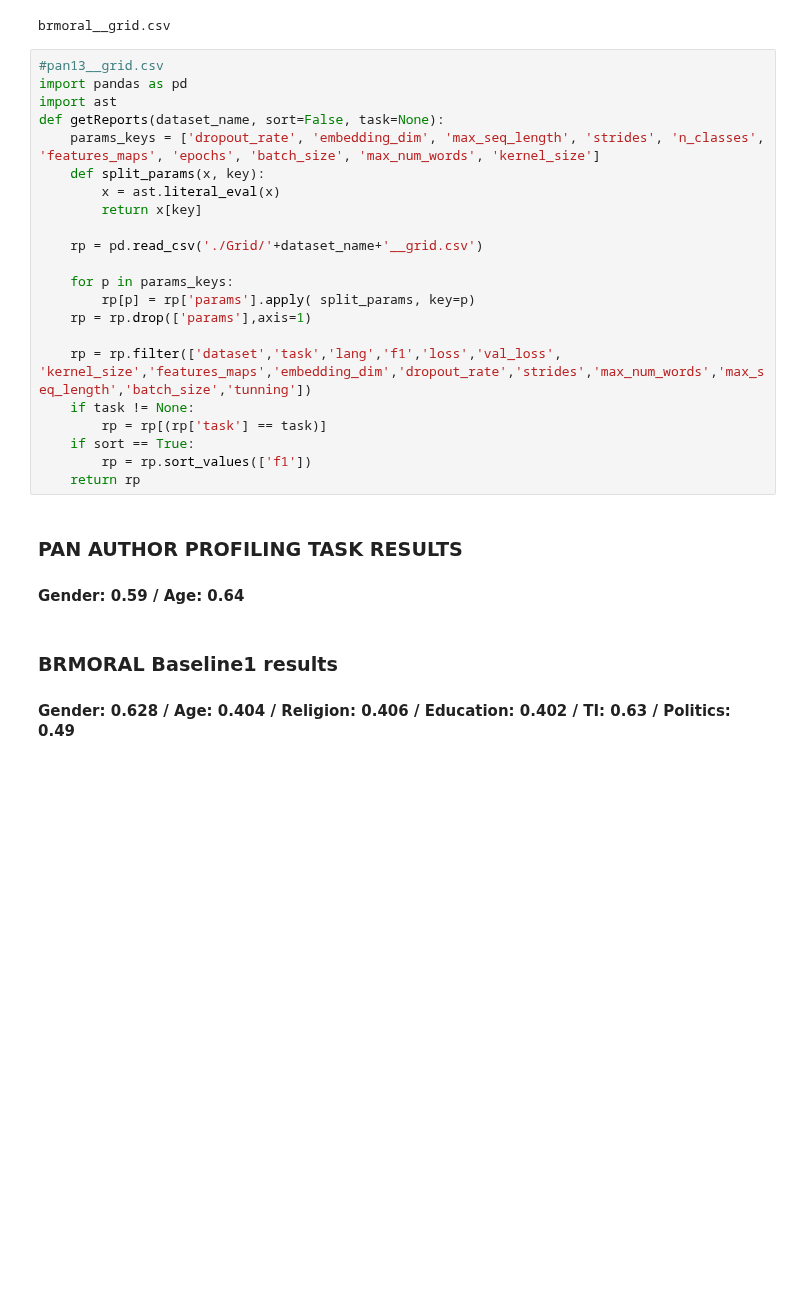
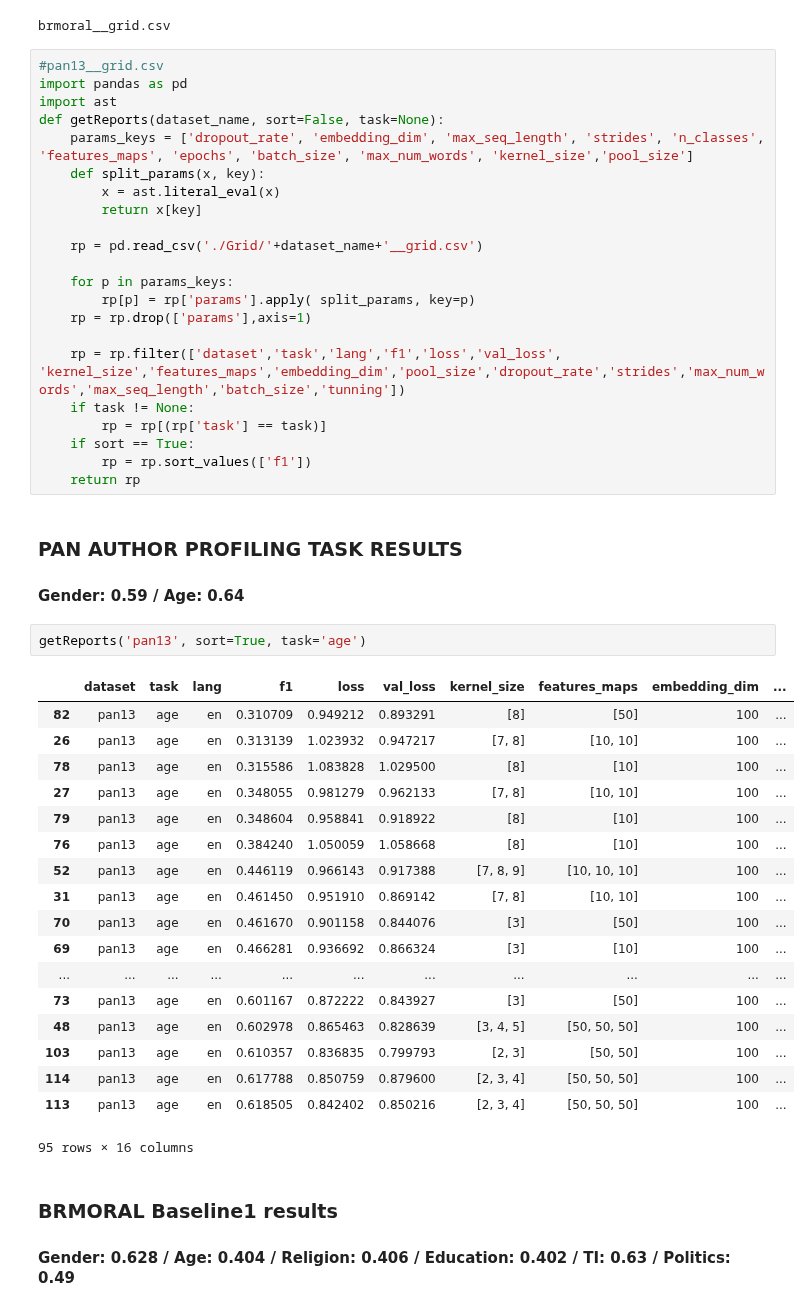
Before and after one commit to rafaelsandroni/author-profiling-models, a Jupyter notebook: baseline4/draft.ipynb, the cells around one changed output. Cells and saved outputs as stored; diff of their text form; blank space fills up the shorter version.

```diff
--- a/baseline4/draft.ipynb
+++ b/baseline4/draft.ipynb
@@ -118,7 +118,7 @@ brmoral__grid.csv
 import pandas as pd
 import ast
 def getReports(dataset_name, sort=False, task=None):
-    params_keys = ['dropout_rate', 'embedding_dim', 'max_seq_length', 'strides', 'n_classes', 'features_maps', 'epochs', 'batch_size', 'max_num_words', 'kernel_size']
+    params_keys = ['dropout_rate', 'embedding_dim', 'max_seq_length', 'strides', 'n_classes', 'features_maps', 'epochs', 'batch_size', 'max_num_words', 'kernel_size','pool_size']
     def split_params(x, key):
         x = ast.literal_eval(x)
         return x[key]
@@ -129,7 +129,7 @@ def getReports(dataset_name, sort=False, task=None):
         rp[p] = rp['params'].apply( split_params, key=p)
     rp = rp.drop(['params'],axis=1)
 
-    rp = rp.filter(['dataset','task','lang','f1','loss','val_loss', 'kernel_size','features_maps','embedding_dim','dropout_rate','strides','max_num_words','max_seq_length','batch_size','tunning'])
+    rp = rp.filter(['dataset','task','lang','f1','loss','val_loss', 'kernel_size','features_maps','embedding_dim','pool_size','dropout_rate','strides','max_num_words','max_seq_length','batch_size','tunning'])
     if task != None:
         rp = rp[(rp['task'] == task)]
     if sort == True:
@@ -138,6 +138,27 @@ def getReports(dataset_name, sort=False, task=None):
 # %% [markdown]
 ### PAN AUTHOR PROFILING TASK RESULTS
 #### Gender: 0.59 / Age: 0.64
+# %%
+getReports('pan13', sort=True, task='age')
+# %% [output]
+|  | dataset | task | lang | f1 | loss | val_loss | kernel_size | features_maps | embedding_dim | ... |
+| 82 | pan13 | age | en | 0.310709 | 0.949212 | 0.893291 | [8] | [50] | 100 | ... |
+| 26 | pan13 | age | en | 0.313139 | 1.023932 | 0.947217 | [7, 8] | [10, 10] | 100 | ... |
+| 78 | pan13 | age | en | 0.315586 | 1.083828 | 1.029500 | [8] | [10] | 100 | ... |
+| 27 | pan13 | age | en | 0.348055 | 0.981279 | 0.962133 | [7, 8] | [10, 10] | 100 | ... |
+| 79 | pan13 | age | en | 0.348604 | 0.958841 | 0.918922 | [8] | [10] | 100 | ... |
+| 76 | pan13 | age | en | 0.384240 | 1.050059 | 1.058668 | [8] | [10] | 100 | ... |
+| 52 | pan13 | age | en | 0.446119 | 0.966143 | 0.917388 | [7, 8, 9] | [10, 10, 10] | 100 | ... |
+| 31 | pan13 | age | en | 0.461450 | 0.951910 | 0.869142 | [7, 8] | [10, 10] | 100 | ... |
+| 70 | pan13 | age | en | 0.461670 | 0.901158 | 0.844076 | [3] | [50] | 100 | ... |
+| 69 | pan13 | age | en | 0.466281 | 0.936692 | 0.866324 | [3] | [10] | 100 | ... |
+| ... | ... | ... | ... | ... | ... | ... | ... | ... | ... | ... |
+| 73 | pan13 | age | en | 0.601167 | 0.872222 | 0.843927 | [3] | [50] | 100 | ... |
+| 48 | pan13 | age | en | 0.602978 | 0.865463 | 0.828639 | [3, 4, 5] | [50, 50, 50] | 100 | ... |
+| 103 | pan13 | age | en | 0.610357 | 0.836835 | 0.799793 | [2, 3] | [50, 50] | 100 | ... |
+| 114 | pan13 | age | en | 0.617788 | 0.850759 | 0.879600 | [2, 3, 4] | [50, 50, 50] | 100 | ... |
+| 113 | pan13 | age | en | 0.618505 | 0.842402 | 0.850216 | [2, 3, 4] | [50, 50, 50] | 100 | ... |
+95 rows × 16 columns
 # %% [markdown]
 ### BRMORAL Baseline1 results
 #### Gender: 0.628 / Age: 0.404 / Religion: 0.406 / Education: 0.402 / TI: 0.63 / Politics: 0.49
```
Also changed, not shown: parts of 20 cells of this notebook, 3 other files.
